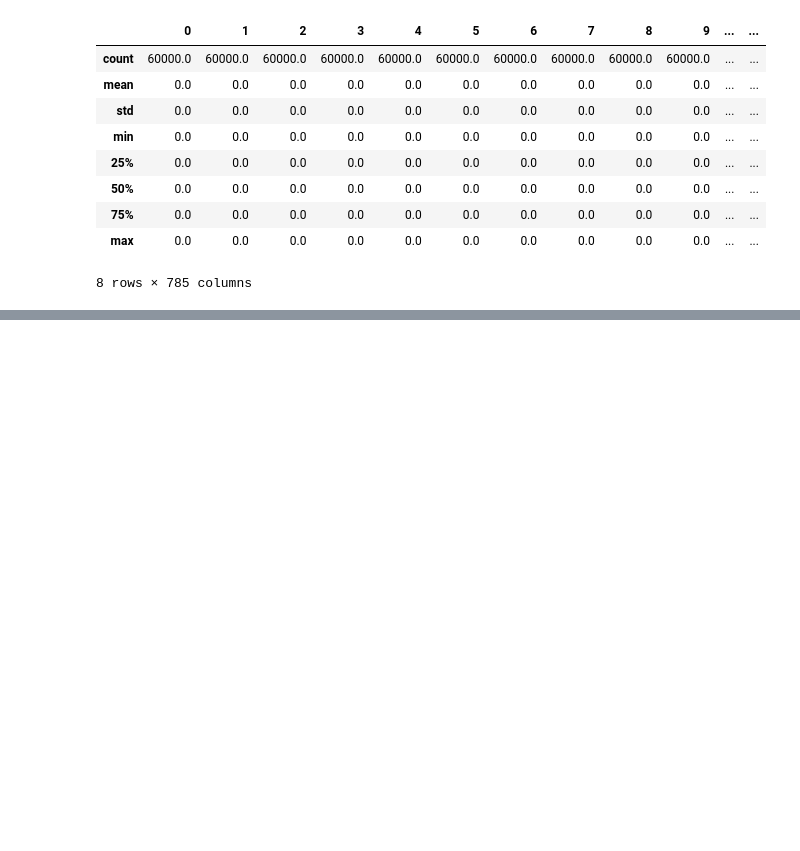
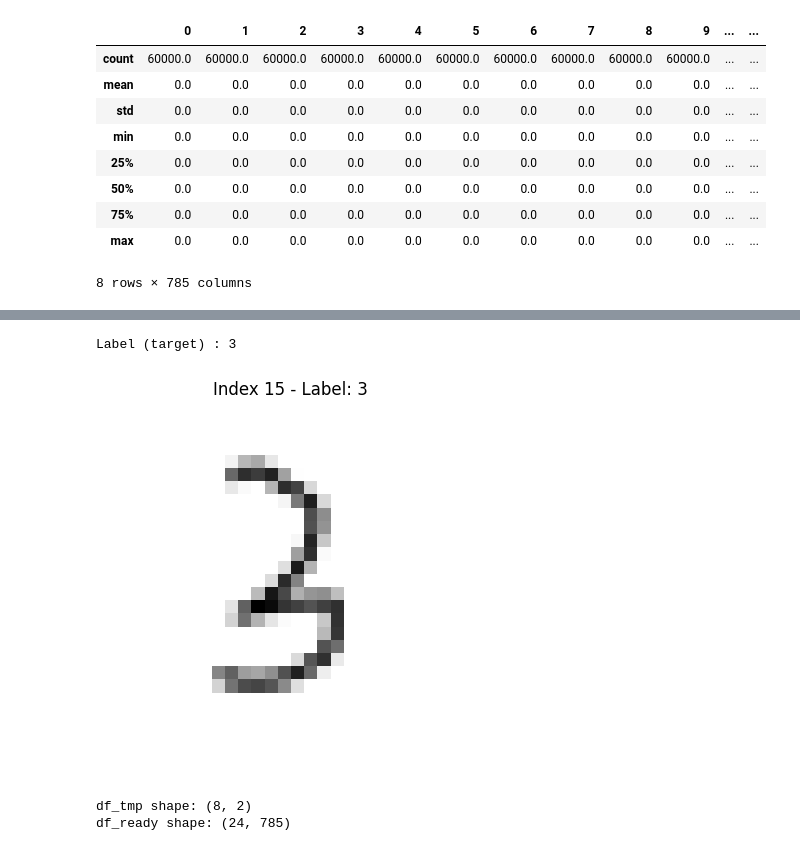
Before and after one commit to gcortier/mod6_1, a Jupyter notebook: backend/workarround.ipynb, the cells around one changed output, grey strips where cells are left out. Cells and saved outputs as stored; diff of their text form; code cells hidden in the pictures; blank space fills up the shorter version.

Commit message:
add retrain works

```diff
--- a/backend/workarround.ipynb
+++ b/backend/workarround.ipynb
@@ -124,0 +116,7 @@ MlflowException: Run '17865ca2b32c40bda882dd0956d5afb9' not found
+# %%
+import pandas as pd
+df_corr = pd.read_csv("./data/user_corrections.csv")
+# %%
+classes_to_retrain = [3]  # Classes à réentraîner]
+df_corr = df_corr[df_corr['correction'].isin(classes_to_retrain)]
+df_corr
@@ -124,0 +133,60 @@ MlflowException: Run '17865ca2b32c40bda882dd0956d5afb9' not found
+# %%
+# df_img = df_corr['image_bytes'].apply(lambda x: np.frombuffer(bytes.fromhex(x), dtype=np.uint8).reshape(28, 28))
+df_img = df_corr['image_bytes']
+df_img = df_corr.drop(['pred'], axis=1, errors='ignore')
+#rename colomn correction => target
+df_img = df_img.rename(columns={'correction': 'target'})
+
+
+from tensorflow.keras.preprocessing.image import ImageDataGenerator
+from PIL import Image
+import io
+
+df_tmp = df_img.copy()
+
+
+
+
+
+def increase_correction(df_corr, n_aug=1, rotation_range=15):
+    """
+    Pour chaque image hexadécimale, génère n_aug images augmentées par rotation (ImageDataGenerator).
+    Retourne un DataFrame format MNIST (784 colonnes de pixels + target).
+    """
+    pixel_columns = [f"px_{i}" for i in range(28*28)]
+    data = []
+    datagen = ImageDataGenerator(rotation_range=rotation_range)
+
+    for idx, row in df_corr.iterrows():
+        hex_str = row["image_bytes"]
+        target = row["target"]
+        # Décoder l'image hexadécimale
+        img_bytes = bytes.fromhex(hex_str)
+        img = Image.open(io.BytesIO(img_bytes)).convert("L").resize((28, 28))
+        arr = np.array(img)
+        # Ajouter l'originale
+        data.append(np.append(arr.flatten(), target))
+        # Générer des images augmentées
+        arr_expanded = arr.reshape((1, 28, 28, 1)) / 255.0  # normalisé pour ImageDataGenerator
+        aug_iter = datagen.flow(arr_expanded, batch_size=1)
+        for _ in range(n_aug):
+            arr_aug = next(aug_iter)[0]  # shape (28,28,1), valeurs [0,1]
+            arr_aug = (arr_aug * 255).astype(np.uint8).reshape(28, 28)
+            data.append(np.append(arr_aug.flatten(), target))
+    df_final = pd.DataFrame(data, columns=pixel_columns + ["target"])
+    return df_final
+
+
+# df_tmp
+# df_ready = increase_correction_01(df_tmp)
+df_ready = increase_correction(df_tmp, n_aug=2, rotation_range=10)
+showimg(df_ready, 15)
+# %% [output]
+Label (target) : 3
+[figure, added]
+# %%
+print("df_tmp shape:", df_tmp.shape)
+print("df_ready shape:", df_ready.shape)
+# %% [output]
+df_tmp shape: (8, 2)
+df_ready shape: (24, 785)
```
Also changed, not shown: parts of 30 cells of this notebook, 15 other files.
